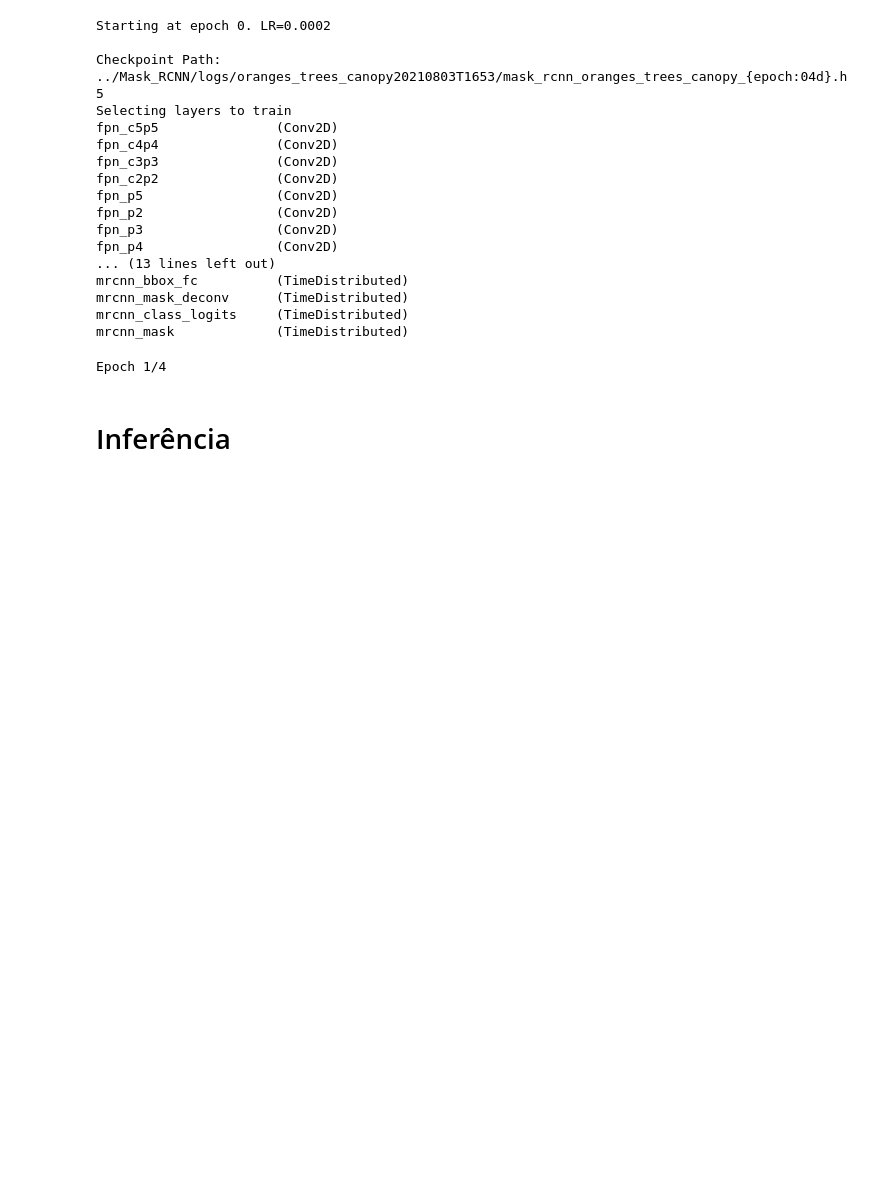
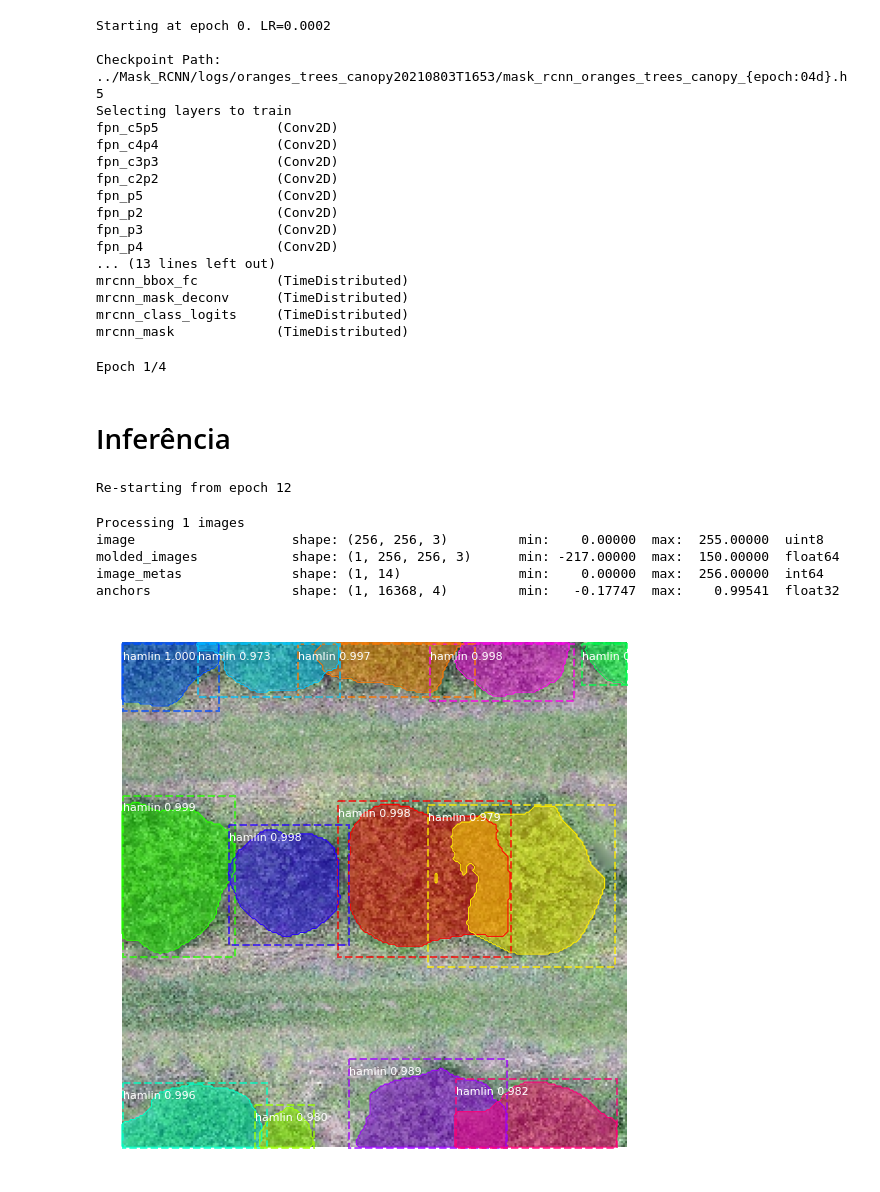
Before and after one commit to felipesa01/greening, a Jupyter notebook: PYTHON/Mask R_CNN.ipynb, the cells around one changed output. Drawn from its saved outputs; the diff is of its cells as text; code cells hidden in the pictures; blank space fills up the shorter version.

Commit message:
Upload RCNN-copy nb

```diff
--- a/PYTHON/Mask R_CNN.ipynb
+++ b/PYTHON/Mask R_CNN.ipynb
@@ -102,28 +105,36 @@ config = InferenceConfig()
 # %%
 model = modellib.MaskRCNN(mode='inference', config=config, model_dir=logs)
 # %%
-weights = '../Mask_RCNN/logs/trees.h5'
+weights = '../Mask_RCNN/logs/oranges_trees_canopy20210803T1653/mask_rcnn_oranges_trees_canopy_0012.h5'
 
 model.load_weights(weights, by_name=True)
+# %% [output]
+Re-starting from epoch 12
 # %%
 images_test_dir = os.path.join(dataset, 'real_test', 'images')
-images_test_dir = '../IMGS'
+# images_test_dir = '../IMGS'
 
 image_paths = []
 for filename in os.listdir(images_test_dir):
     if os.path.splitext(filename)[1].lower() in ['.png', '.jpg', '.jpeg']:
-        image_paths.append(os.path.512join(images_test_dir, filename))
+        image_paths.append(os.path.join(images_test_dir, filename))
 
 for image_path in image_paths:
     img = skimage.io.imread(image_path)
     img_arr = np.array(img)
     results = model.detect([img_arr], verbose=1)
 
     r = results[0]
     visualize.display_instances(img, r['rois'], r['masks'], r['class_ids'],
-                                val_dataset.class_names, r['scores'], figsize=(5, 5))
-
+                                val_dataset.class_names, r['scores'], figsize=(10, 10))
     break
+# %% [output]
+Processing 1 images
+image                    shape: (256, 256, 3)         min:    0.00000  max:  255.00000  uint8
+molded_images            shape: (1, 256, 256, 3)      min: -217.00000  max:  150.00000  float64
+image_metas              shape: (1, 14)               min:    0.00000  max:  256.00000  int64
+anchors                  shape: (1, 16368, 4)         min:   -0.17747  max:    0.99541  float32
+[figure, added]
 # %%
 visualize.display_instances(img, r['rois'], r['masks'], r['class_ids'],
                                 val_dataset.class_names, r['scores'], figsize=(15, 15))
```
Also changed, not shown: parts of 1 cell of this notebook, 4 other files.
